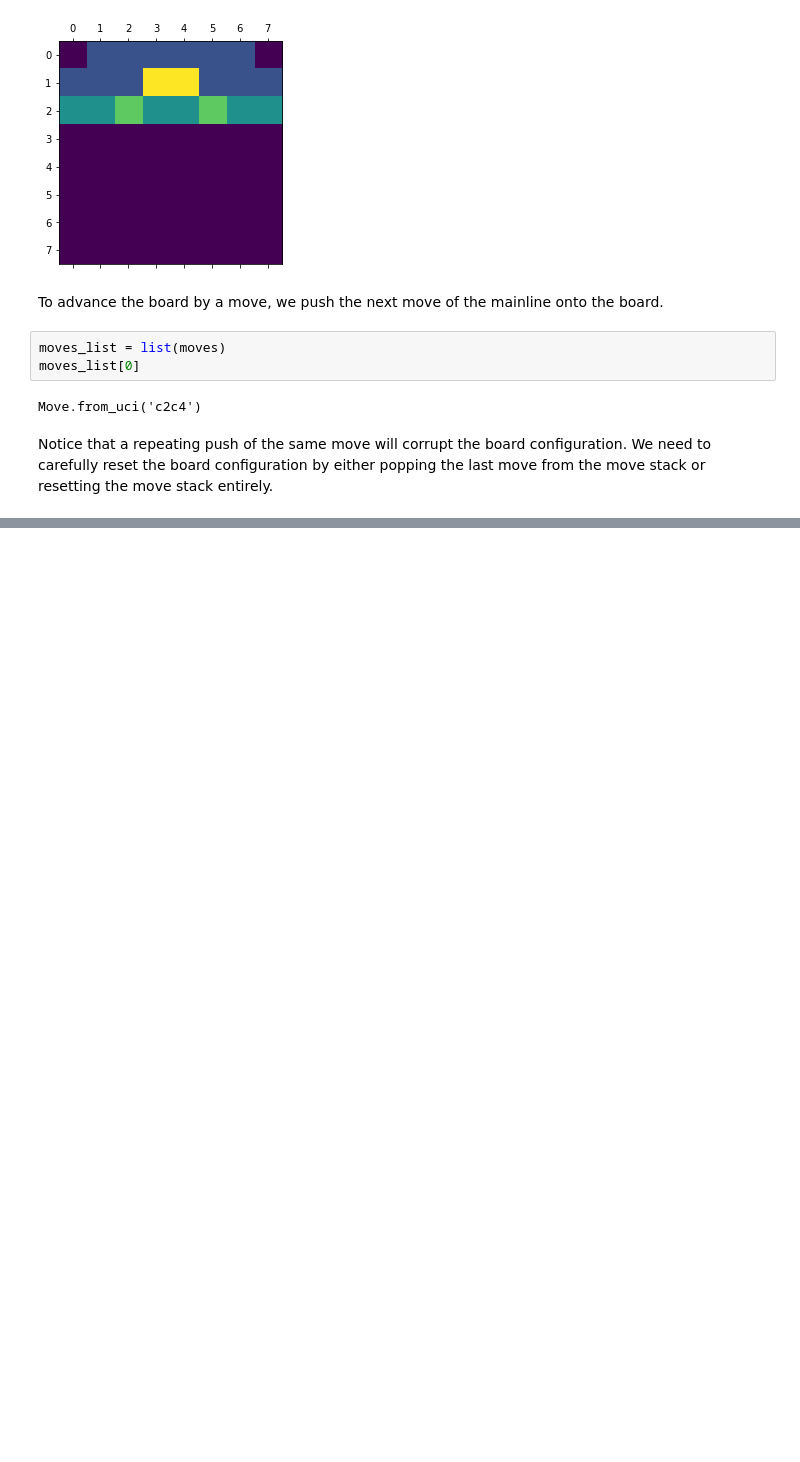
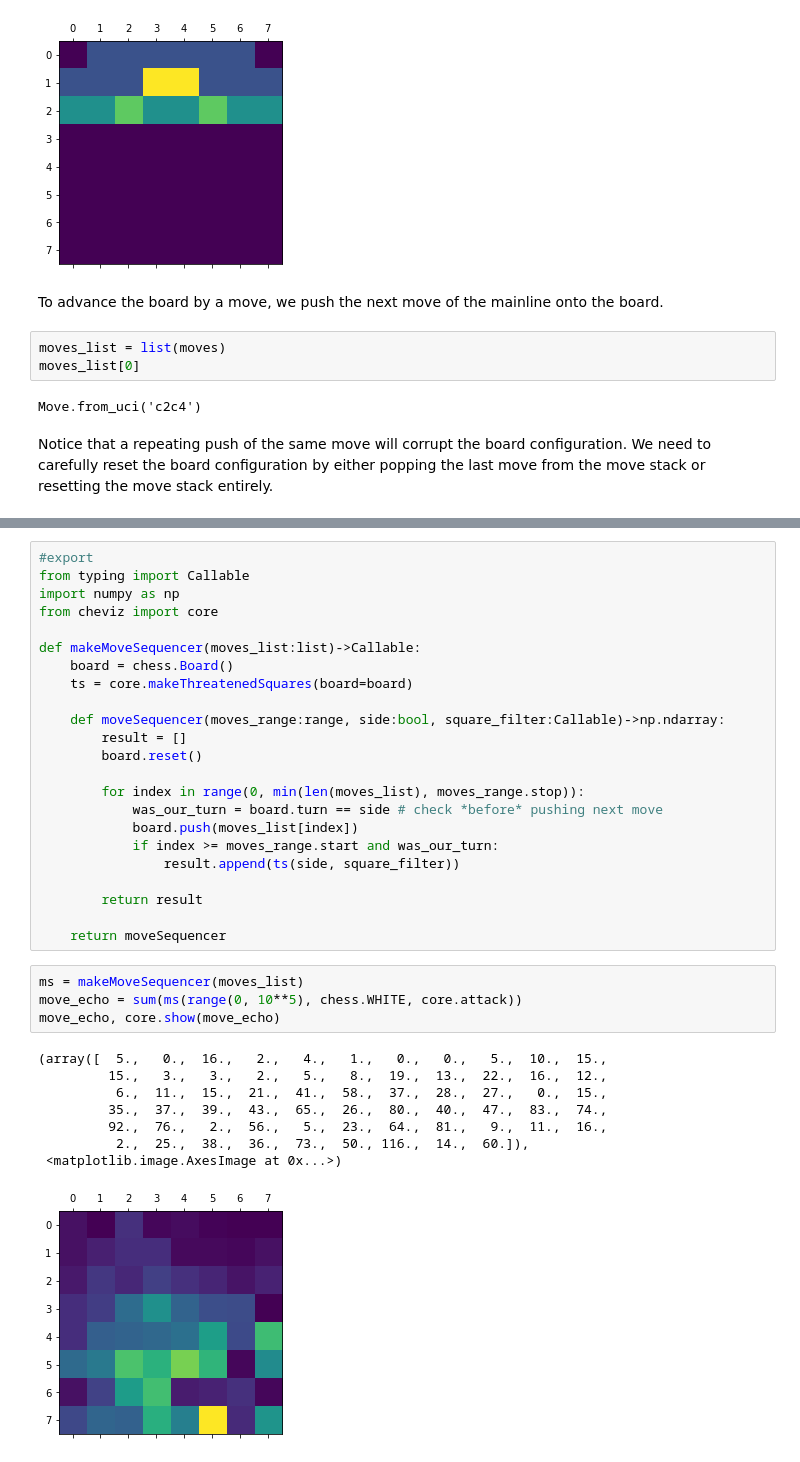
Before and after one commit to mikhas/cheviz, a Jupyter notebook: 01_data.ipynb, the cells around one changed output, grey strips where cells are left out. Saved outputs shown, nothing was run; the diff lists cells and outputs as text; blank space fills up the shorter version.

```diff
--- a/01_data.ipynb
+++ b/01_data.ipynb
@@ -114,0 +141,36 @@ core.show(ts(chess.WHITE, core.attack))
+# %%
+#export
+from typing import Callable
+import numpy as np
+from cheviz import core
+
+def makeMoveSequencer(moves_list:list)->Callable:
+    board = chess.Board()
+    ts = core.makeThreatenedSquares(board=board)
+
+    def moveSequencer(moves_range:range, side:bool, square_filter:Callable)->np.ndarray:
+        result = []
+        board.reset()
+
+        for index in range(0, min(len(moves_list), moves_range.stop)):
+            was_our_turn = board.turn == side # check *before* pushing next move
+            board.push(moves_list[index])
+            if index >= moves_range.start and was_our_turn:
+                result.append(ts(side, square_filter))
+
+        return result
+
+    return moveSequencer
+# %%
+ms = makeMoveSequencer(moves_list)
+move_echo = sum(ms(range(0, 10**5), chess.WHITE, core.attack))
+move_echo, core.show(move_echo)
+# %% [output]
+(array([  5.,   0.,  16.,   2.,   4.,   1.,   0.,   0.,   5.,  10.,  15.,
+         15.,   3.,   3.,   2.,   5.,   8.,  19.,  13.,  22.,  16.,  12.,
+          6.,  11.,  15.,  21.,  41.,  58.,  37.,  28.,  27.,   0.,  15.,
+         35.,  37.,  39.,  43.,  65.,  26.,  80.,  40.,  47.,  83.,  74.,
+         92.,  76.,   2.,  56.,   5.,  23.,  64.,  81.,   9.,  11.,  16.,
+          2.,  25.,  38.,  36.,  73.,  50., 116.,  14.,  60.]),
+ <matplotlib.image.AxesImage at 0x...>)
+[figure, added]
```
Also changed, not shown: parts of 8 cells of this notebook, 5 other files.
